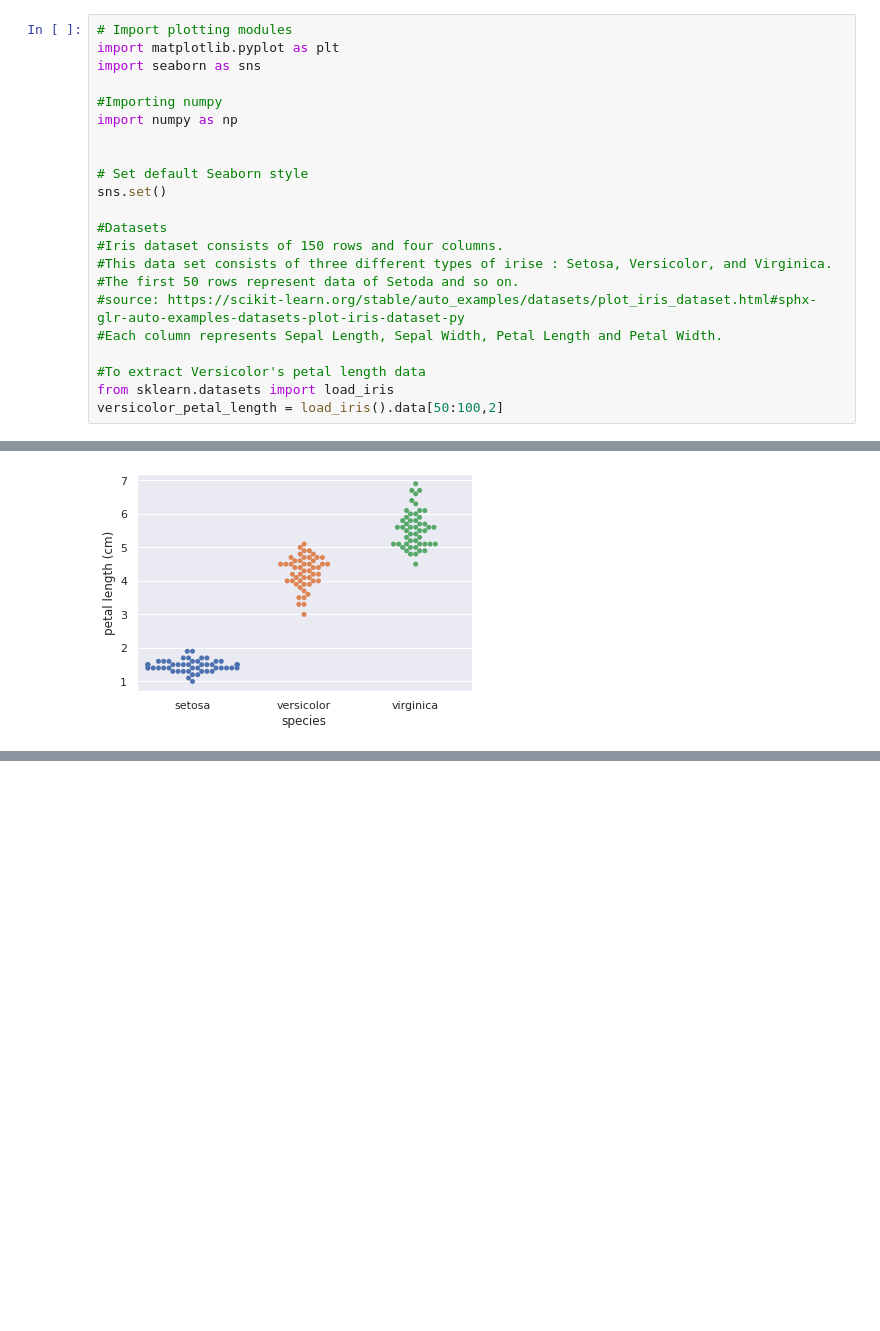
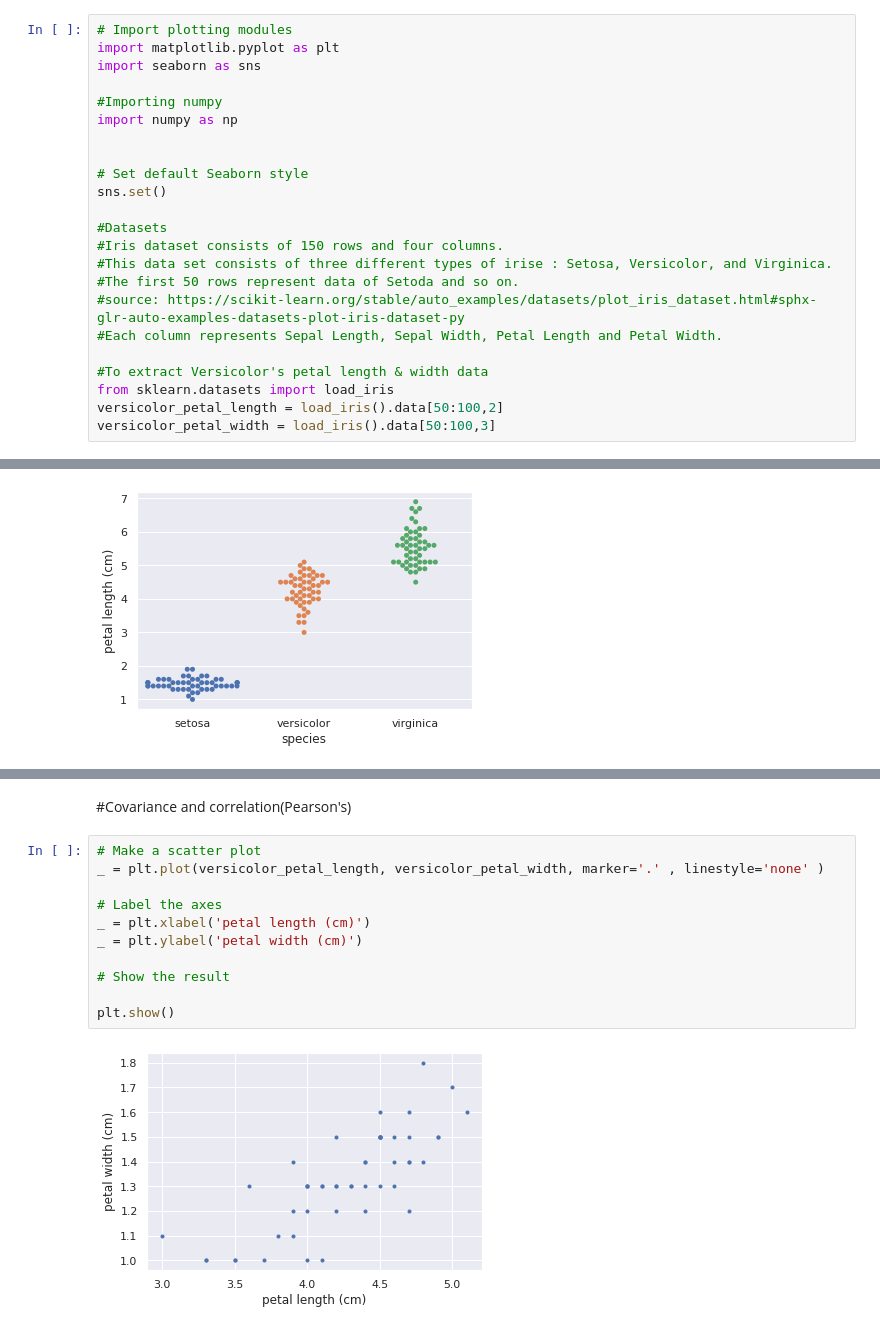
Before and after one commit to kimdesok/Statistical-Thinking-in-Python-Part-1, a Jupyter notebook: Stats_by_Python2.ipynb, the cells around one changed output, grey strips where cells are left out. Drawn from its saved outputs; the diff is of its cells as text; blank space fills up the shorter version.

```diff
--- a/Stats_by_Python2.ipynb
+++ b/Stats_by_Python2.ipynb
@@ -25,9 +25,10 @@ sns.set()
 #source: https://scikit-learn.org/stable/auto_examples/datasets/plot_iris_dataset.html#sphx-glr-auto-examples-datasets-plot-iris-dataset-py
 #Each column represents Sepal Length, Sepal Width, Petal Length and Petal Width.
 
-#To extract Versicolor's petal length data
+#To extract Versicolor's petal length & width data
 from sklearn.datasets import load_iris
 versicolor_petal_length = load_iris().data[50:100,2]
+versicolor_petal_width = load_iris().data[50:100,3]
 # %%
 # Compute the mean: mean_length_vers
 mean_length_vers = np.mean(versicolor_petal_length)
@@ -124,0 +153,15 @@ plt.show()
+# %% [markdown]
+#Covariance and correlation(Pearson's)
+# %%
+# Make a scatter plot
+_ = plt.plot(versicolor_petal_length, versicolor_petal_width, marker='.' , linestyle='none' )
+
+# Label the axes
+_ = plt.xlabel('petal length (cm)')
+_ = plt.ylabel('petal width (cm)')
+
+# Show the result
+
+plt.show()
+# %% [output]
+[figure, added]
```
Also changed, not shown: parts of 5 cells of this notebook.
